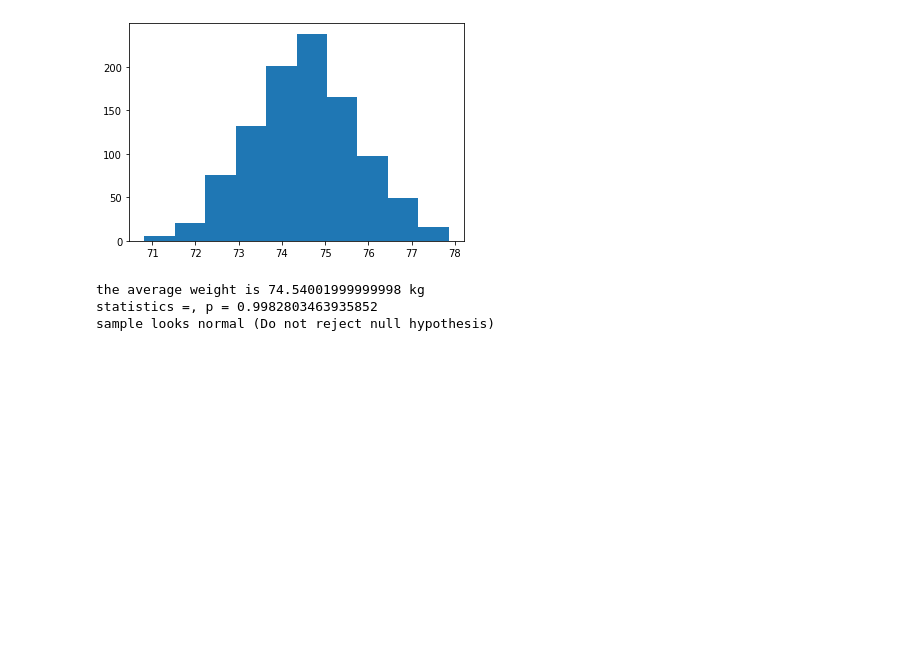
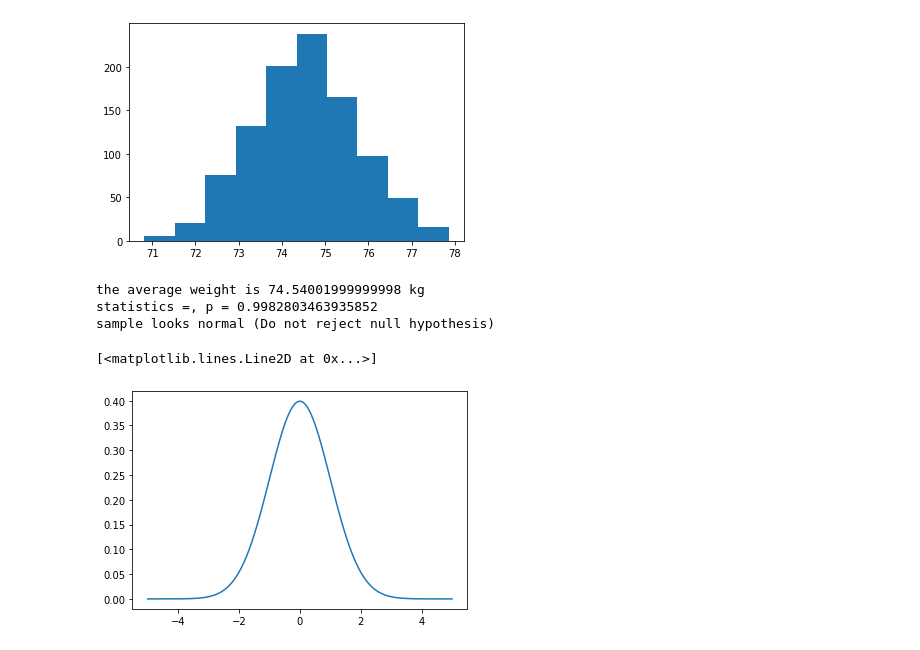
Before and after one commit to Amit588986/Data_Analysis, a Jupyter notebook: ds.ipynb, the cells around one changed output. Drawn from its saved outputs; the diff is of its cells as text; code cells hidden in the pictures; blank space fills up the shorter version.

```diff
--- a/ds.ipynb
+++ b/ds.ipynb
@@ -25,0 +40,13 @@ sample looks normal (Do not reject null hypothesis)
+# %%
+import numpy as np
+import matplotlib.pyplot as plt
+import scipy.stats as st
+
+x = np.linspace(-5, 5, 5000)
+mu = 0
+sigma = 1
+_pdf = st.norm.pdf(x, mu, sigma)
+plt.plot(x, _pdf)
+# %% [output]
+[<matplotlib.lines.Line2D at 0x...>]
+[figure, added]
```
Also changed, not shown: parts of 2 cells of this notebook.
